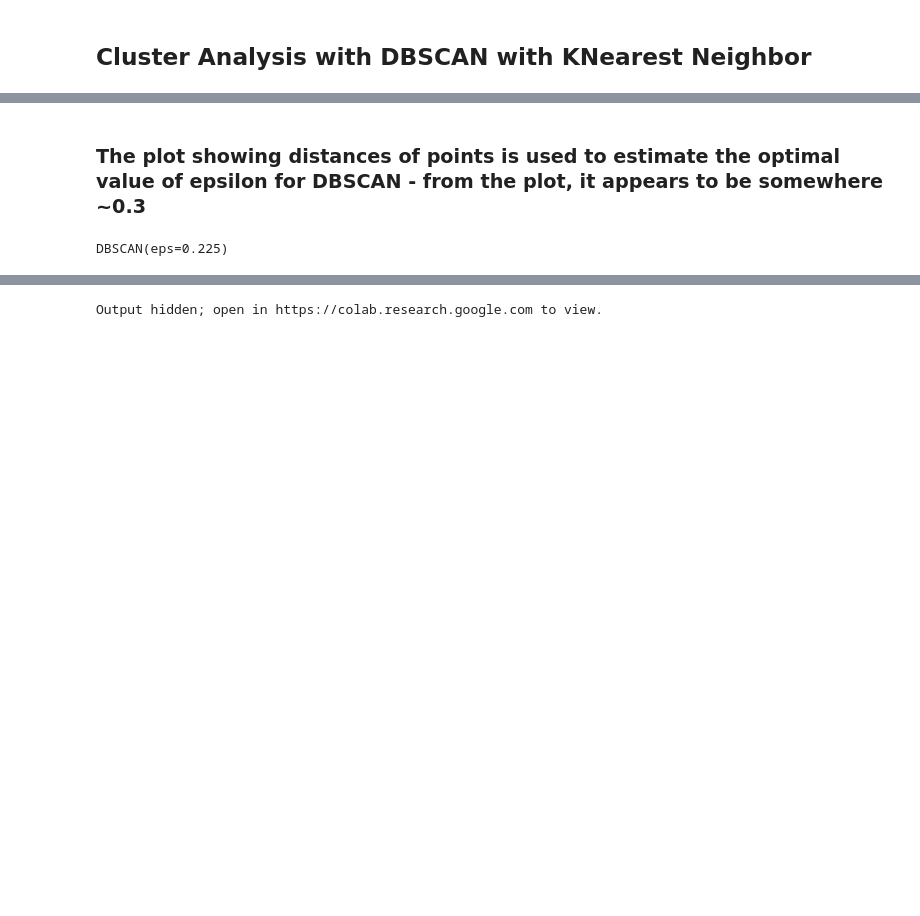
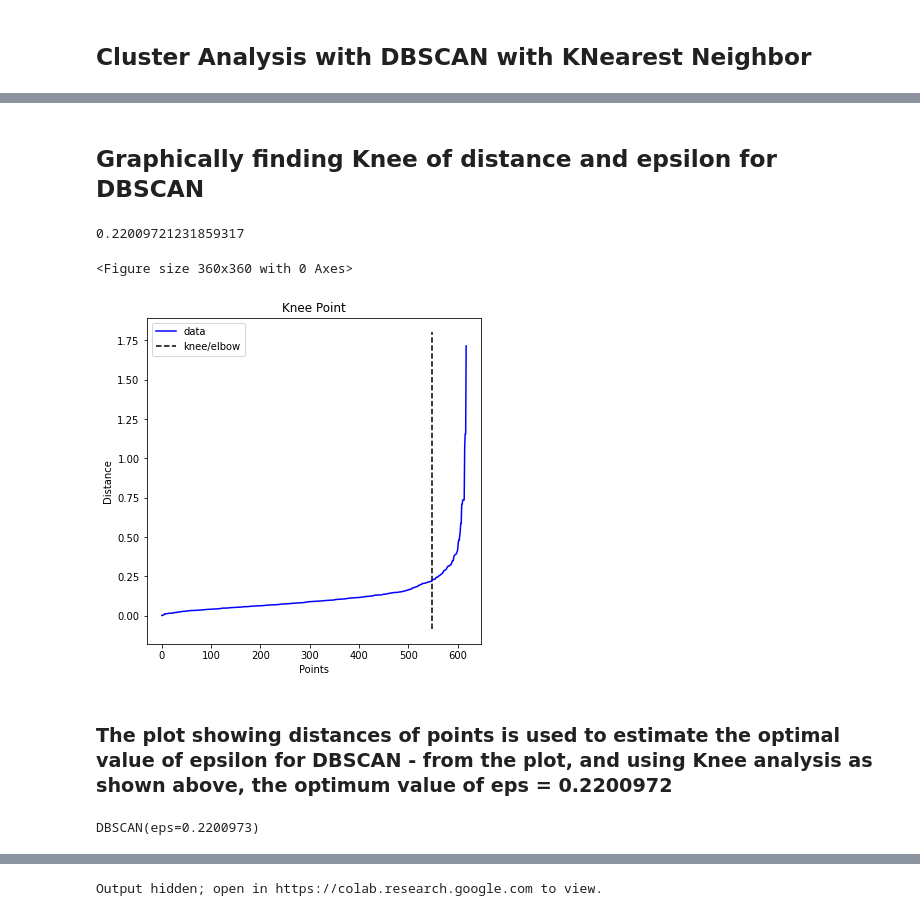
Before and after one commit to mward95/Oculus_Prime, a Jupyter notebook: Machine_Learning/Unsupervised_Learn-DBSCAN-hp1.ipynb, the cells around one changed output, grey strips where cells are left out. Drawn from its saved outputs; the diff is of its cells as text; code cells hidden in the pictures; blank space fills up the shorter version.

```diff
--- a/Machine_Learning/Unsupervised_Learn-DBSCAN-hp1.ipynb
+++ b/Machine_Learning/Unsupervised_Learn-DBSCAN-hp1.ipynb
@@ -182,10 +192,28 @@ plt.ylim(0.1, .4)
+# %% [markdown]
+## Graphically finding Knee of distance and epsilon for DBSCAN
+# %%
+from kneed import KneeLocator
+
+i = np.arange(len(distances))
+knee = KneeLocator(i, distances, S=1, curve='convex', direction='increasing', interp_method='polynomial')
+
+fig = plt.figure(figsize=(5, 5))
+knee.plot_knee()
+plt.xlabel("Points")
+plt.ylabel("Distance")
+
+print(distances[knee.knee])
+# %% [output]
+0.22009721231859317
+<Figure size 360x360 with 0 Axes>
+[figure, added]
 # %% [markdown]
-### The plot showing distances of points is used to estimate the optimal value of epsilon for DBSCAN - from the plot, it appears to be somewhere ~0.3
+### The plot showing distances of points is used to estimate the optimal value of epsilon for DBSCAN - from the plot, and using Knee analysis as shown above, the optimum value of eps = 0.2200972
 # %%
-dbscan = DBSCAN(eps=.225, min_samples=5)
+dbscan = DBSCAN(eps=0.2200973, min_samples=5)
 dbscan.fit(x_pca)
 # %% [output]
-DBSCAN(eps=0.225)
+DBSCAN(eps=0.2200973)
 # %%
 np.unique(labels)
 # %% [output]
```
Also changed, not shown: parts of 9 cells of this notebook, 2 other files.
